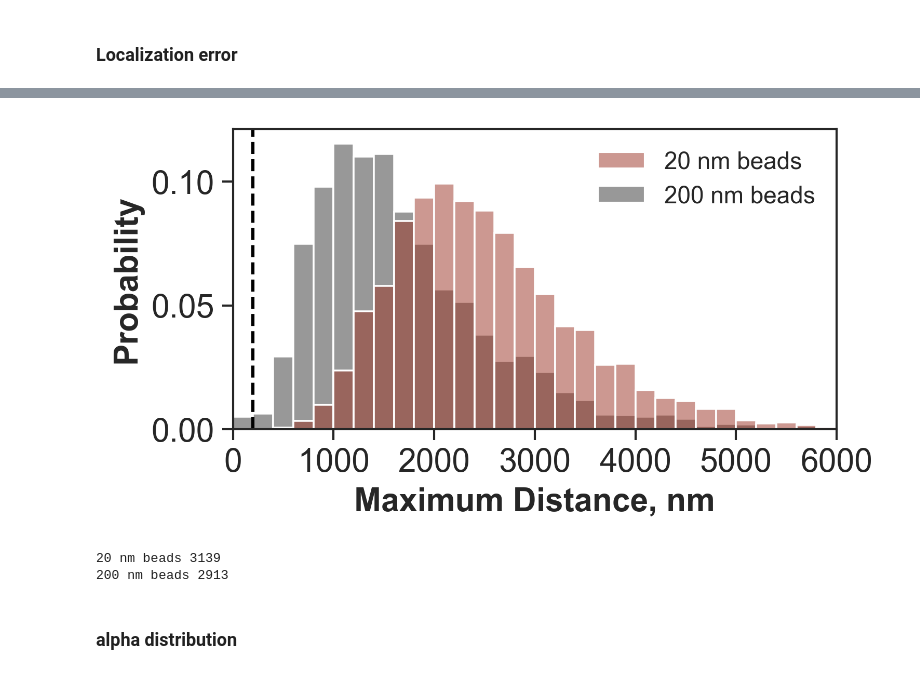
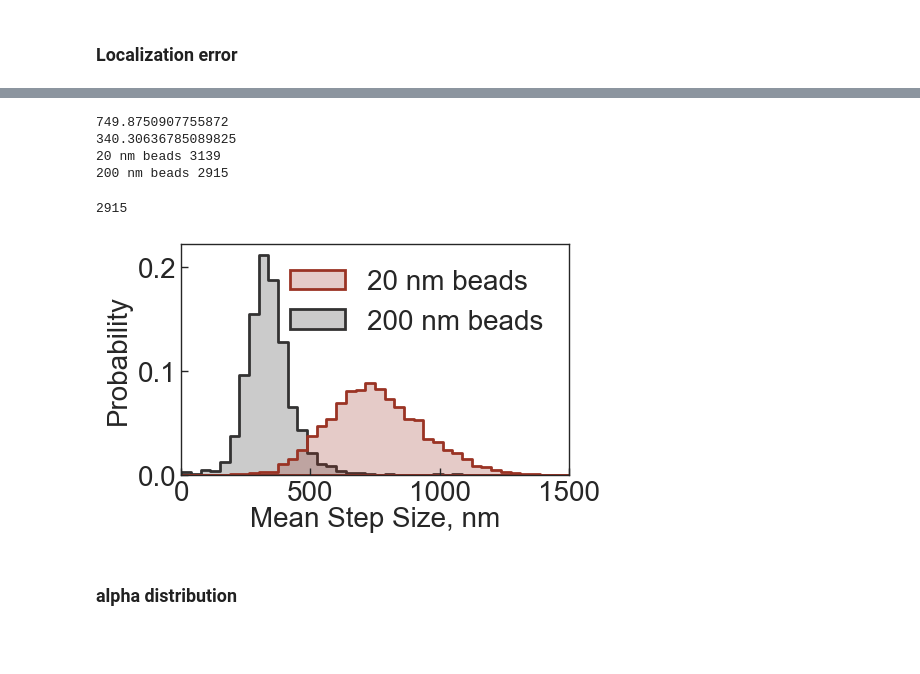
Before and after one commit to walterlab-um/intra_condensate_SPT, a Jupyter notebook: plot_paper_figure/Fig_SM_compare_beads_20vs200nm.ipynb, the cells around one changed output, grey strips where cells are left out. Drawn from its saved outputs; the diff is of its cells as text; code cells hidden in the pictures; blank space fills up the shorter version.

```diff
--- a/plot_paper_figure/Fig_SM_compare_beads_20vs200nm.ipynb
+++ b/plot_paper_figure/Fig_SM_compare_beads_20vs200nm.ipynb
@@ -3,6 +3,7 @@ import os
 from os.path import dirname
 import numpy as np
 from scipy.signal import find_peaks
+from scipy.stats import sem
 import pandas as pd
 import matplotlib.pyplot as plt
 from matplotlib.colors import LogNorm
@@ -11,7 +12,11 @@ import seaborn as sns
 sns.set(color_codes=True, style="white")
 pd.options.mode.chained_assignment = None  # default='warn'
 
-threshold_max_d_anytwo_nm = 200  # unit: um
+# Displacement threshold for immobile molecules
+immobile_stepsize_threshold_nm = 30
+# alpha component threshold for constrained diffusion
+threshold_alpha = 0.7
+
 label_1 = "20 nm beads"
 label_2 = "200 nm beads"
 color_1 = "#9a3324"
@@ -120,45 +132,52 @@ print(label_2, data[data["label"] == label_2].shape[0])
 # %%
-plt.figure(figsize=(5, 2.5), dpi=300)
+fontsize = 20
+plt.figure(figsize=(5, 3))
 ax = sns.histplot(
     data=df_AIO,
-    x="max_d_anytwo_nm",
+    x="mean_stepsize_nm",
     hue="label",
     palette=palette,
-    bins=30,
+    bins=40,
     stat="probability",
     common_norm=False,
-    binrange=(0, 6000),
-    # kde=True,
-    # kde_kws={"bw_adjust": 1},
-    # line_kws={"lw": 3},
-    alpha=0.5,
+    binrange=(0, 1500),
+    lw=2,
+    element="step",
 )
-plt.xlim(0, 6000)
-sns.move_legend(ax, 0, title=None, frameon=False)
-plt.axvline(threshold_max_d_anytwo_nm, ls="--", color="black")
-plt.xlabel("Maximum Distance, nm", weight="bold", fontsize=15)
-plt.ylabel("Probability", weight="bold", fontsize=15)
+plt.xlim(0, 1500)
+sns.move_legend(ax, 0, title=None, frameon=False, fontsize=fontsize)
+# plt.axvline(immobile_stepsize_threshold_nm - 4, ls="--", color="#333232", lw=1.6)
+# plt.axvline(immobile_stepsize_threshold_nm + 4, ls="--", color="#f7b801", lw=1.6)
+plt.xlabel("Mean Step Size, nm", fontsize=fontsize, labelpad=0)
+plt.ylabel("Probability", fontsize=fontsize)
 plt.gca().spines[:].set_linewidth(1)
 plt.gca().tick_params(
     axis="both",
     which="major",
-    labelsize=15,
-    direction="out",
+    labelsize=fontsize,
+    direction="in",
     bottom=True,
     left=True,
     length=5,
     width=1,
 )
-
-plt.gca().tick_params(axis="both", which="major", labelsize=15)
-plt.savefig("2.max_d_anytwo_nm_histo_" + postfix, format="png", bbox_inches="tight")
-plt.show()
+plt.gca().set_axisbelow(False)
+plt.gca().tick_params(axis="both", which="major", labelsize=fontsize)
+plt.savefig(
+    "2.mean_stepsize_nm_histo_" + postfix, format="png", bbox_inches="tight", dpi=300
+)
+print(data[data["label"] == label_1]["mean_stepsize_nm"].mean())
+print(data[data["label"] == label_2]["mean_stepsize_nm"].mean())
 print(label_1, data[data["label"] == label_1].shape[0])
 print(label_2, data[data["label"] == label_2].shape[0])
+data[data["label"] == label_2].shape[0]
 # %% [output]
+749.8750907755872
+340.30636785089825
+20 nm beads 3139
+200 nm beads 2915
+2915
-[figure, old version]
+[figure, new version]
-20 nm beads 3139
-200 nm beads 2913
 # %% [markdown]
 ### alpha distribution
 # %%
```
Also changed, not shown: parts of 21 cells of this notebook.
